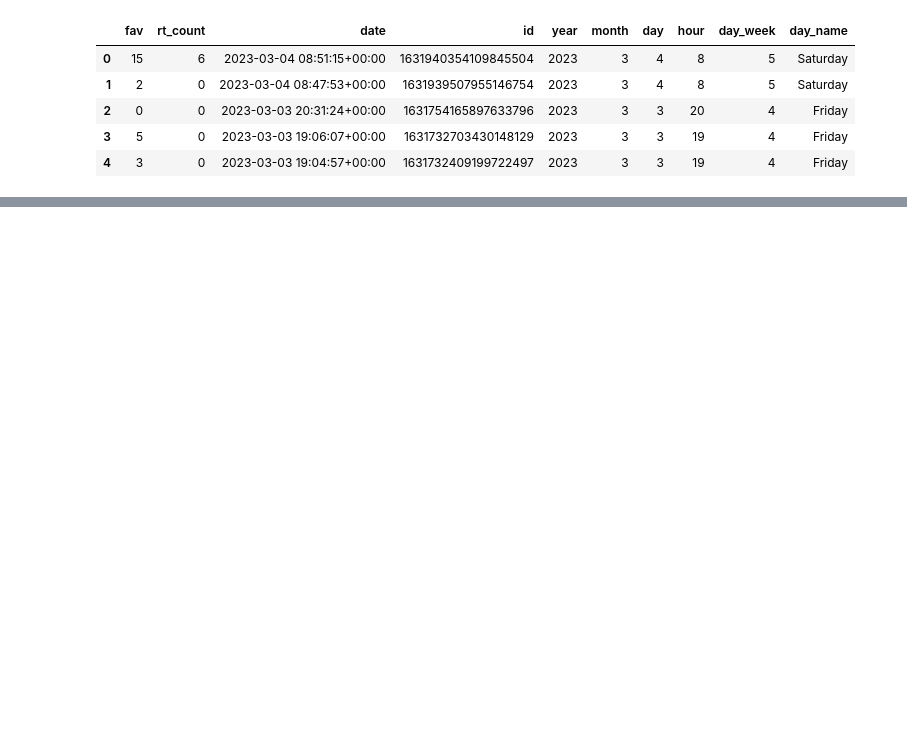
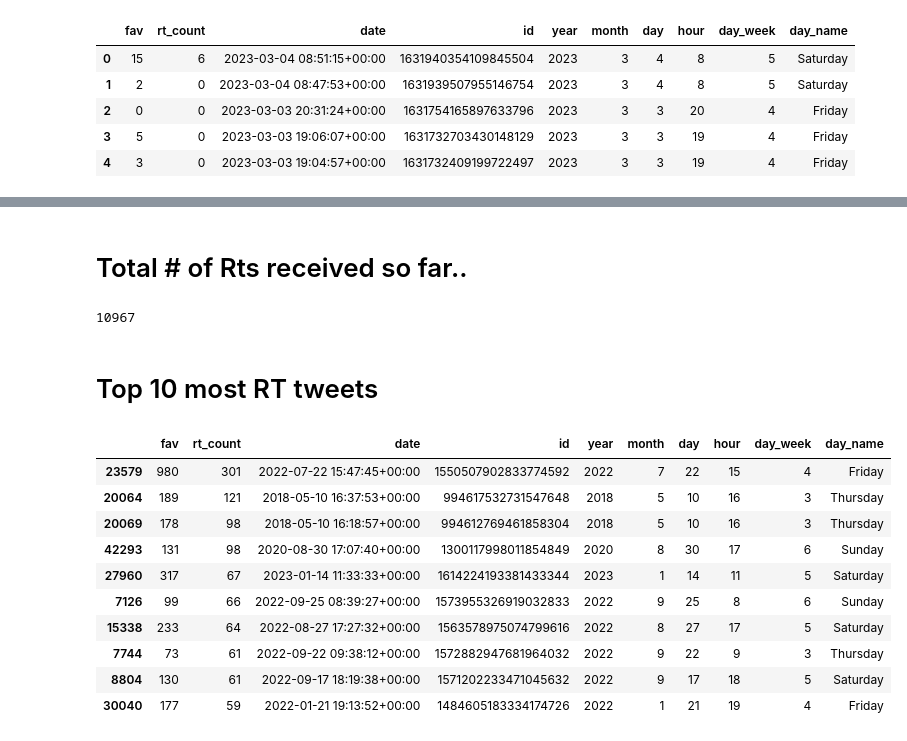
Before and after one commit to theterrificm/twitter_analytics, a Jupyter notebook: Tweets analytics.ipynb, the cells around one changed output, grey strips where cells are left out. Saved outputs shown, nothing was run; the diff lists cells and outputs as text; code cells hidden in the pictures; blank space fills up the shorter version.

```diff
--- a/Tweets analytics.ipynb
+++ b/Tweets analytics.ipynb
@@ -12,0 +86,24 @@ file.head()
+# %% [markdown]
+# Total # of Rts received so far..
+# %%
+file['rt_count'].sum()
+# %% [output]
+10967
+# %% [markdown]
+# Top 10 most RT tweets
+# %%
+first10rts = file.sort_values("rt_count", ascending=False)
+first10rts = first10rts.iloc[:10]
+first10rts
+# %% [output]
+|  | fav | rt_count | date | id | year | month | day | hour | day_week | day_name |
+| 23579 | 980 | 301 | 2022-07-22 15:47:45+00:00 | 1550507902833774592 | 2022 | 7 | 22 | 15 | 4 | Friday |
+| 20064 | 189 | 121 | 2018-05-10 16:37:53+00:00 | 994617532731547648 | 2018 | 5 | 10 | 16 | 3 | Thursday |
+| 20069 | 178 | 98 | 2018-05-10 16:18:57+00:00 | 994612769461858304 | 2018 | 5 | 10 | 16 | 3 | Thursday |
+| 42293 | 131 | 98 | 2020-08-30 17:07:40+00:00 | 1300117998011854849 | 2020 | 8 | 30 | 17 | 6 | Sunday |
+| 27960 | 317 | 67 | 2023-01-14 11:33:33+00:00 | 1614224193381433344 | 2023 | 1 | 14 | 11 | 5 | Saturday |
+| 7126 | 99 | 66 | 2022-09-25 08:39:27+00:00 | 1573955326919032833 | 2022 | 9 | 25 | 8 | 6 | Sunday |
+| 15338 | 233 | 64 | 2022-08-27 17:27:32+00:00 | 1563578975074799616 | 2022 | 8 | 27 | 17 | 5 | Saturday |
+| 7744 | 73 | 61 | 2022-09-22 09:38:12+00:00 | 1572882947681964032 | 2022 | 9 | 22 | 9 | 3 | Thursday |
+| 8804 | 130 | 61 | 2022-09-17 18:19:38+00:00 | 1571202233471045632 | 2022 | 9 | 17 | 18 | 5 | Saturday |
+| 30040 | 177 | 59 | 2022-01-21 19:13:52+00:00 | 1484605183334174726 | 2022 | 1 | 21 | 19 | 4 | Friday |
```
Also changed, not shown: parts of 23 cells of this notebook.
